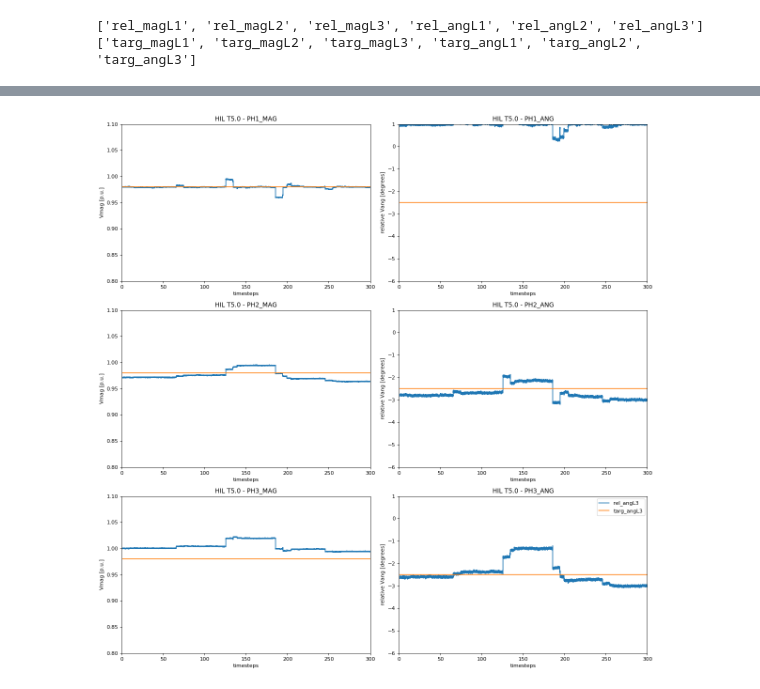
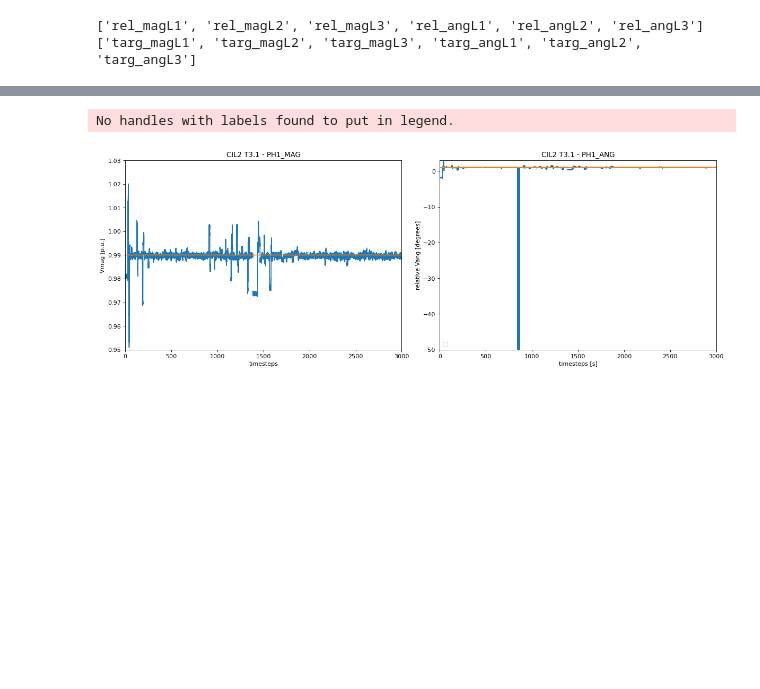
Before and after one commit to gtfierro/energise-implementation, a Jupyter notebook: Result_processing/pgAPI.ipynb, the cells around one changed output, grey strips where cells are left out. Saved outputs shown, nothing was run; the diff lists cells and outputs as text; code cells hidden in the pictures; blank space fills up the shorter version.

```diff
--- a/Result_processing/pgAPI.ipynb
+++ b/Result_processing/pgAPI.ipynb
@@ -21,7 +21,7 @@ vbase_loc = 4.16/np.sqrt(3)*1000
 
 timestep =  1 # [seconds]
 
-testID = 'HIL T5.0 - '
+testID = 'CIL2 T3.1 - '
 '''
 4 - 1567703439.0
 *3 - 1567703305.0
@@ -29,11 +29,11 @@ testID = 'HIL T5.0 - '
 *1 - 1567716580.0
 
 '''
-ctrl_start = 1585849646.4473288
+ctrl_start = 1585864383.988147
 #load_start = 1567727136.3768482
 start_epoch = ctrl_start - 3*timestep # time where data actually gets pulled
 #start_epoch = load_start # time where data actually gets pulled
-length_min = 5
+length_min = 50
 
 
 
@@ -45,9 +45,9 @@ local_pmu = 'upmu_4' # upmu_123p for inverters, upmu_4 for load racks
 # ~~~~~~~~~~~~~~~~~~~~~~~~~~~~~~~~ #
 
 # if constant phasor target, input here
-cons_Vmag = np.array([0.98,0.98,0.98])
+cons_Vmag = np.array([0.99,0.98,0.98])
 #cons_Vang = np.array([-1.61526,-121.75103,118.20174])
-cons_Vang = np.array([0-2.5,-120-2.5,120-2.5])
+cons_Vang = np.array([0+1,-120-1,120-1])
 cons_Vmagrel = cons_Vmag-1
 cons_Vangrel = cons_Vang - [0,-120,120]
 cons_Vmag,cons_Vangrel
@@ -366,12 +366,14 @@ df['timesteps'] = df['sec_elap']/timestep
 ['rel_magL1', 'rel_magL2', 'rel_magL3', 'rel_angL1', 'rel_angL2', 'rel_angL3']
 ['targ_magL1', 'targ_magL2', 'targ_magL3', 'targ_angL1', 'targ_angL2', 'targ_angL3']
 # %%
-for header in rel_headers[3:5]:
+for header in rel_headers[3:6]:
     idx = df.loc[df[header]>300.].index
     if len(idx) > 0:
         if df[header][idx[0]] > 0:
             df[header][idx] = df[header][idx]-360.
-        if df[header][idx[0]] > 0:
+    idx = df.loc[df[header]<300.].index
+    if len(idx) > 0:
+        if df[header][idx[0]] < 0:
             df[header][idx] = df[header][idx]+360.
 # %%
 df.head()
@@ -392,37 +394,41 @@ phase = ['PH1','PH2','PH3']
 
 #axis settings:
 #ymag_min, ymag_max = 0.98, 1.
-ymag_min, ymag_max = 0.8, 1.1
+ymag_min, ymag_max = 0.95, 1.03
 #yang_min, yang_max = -1, 3
-yang_min, yang_max = -6, 1
+yang_min, yang_max = -50, 3
 #xmin, xmax = 30,60
 xmin, xmax = 0, length_min*60/timestep
 #xticks = np.arange(0,600,seconds/df.shape[0])
 
 #PLOT
 plt.figure(num=1, figsize=(15, 15), dpi=80, facecolor='w', edgecolor='k')
-for i in range(3):
+phases = 1
+for i in range(phases):
     plt.subplot(3,2,i*2+1)
     plt.plot(df['timesteps'],df[rel_headers[i]])
     plt.plot(df['timesteps'],df[targ_headers[i]])
     plt.ylabel('Vmag [p.u.]')
     plt.ylim(ymag_min,ymag_max)
     plt.xlim(xmin,xmax)
     plt.title(testID + phase[i] + '_MAG')
     #plt.xticks(xticks)
     plt.xlabel('timesteps')
     plt.subplot(3,2,i*2+2)
     plt.plot(df['timesteps'],df[rel_headers[i+3]])
     plt.plot(df['timesteps'],df[targ_headers[i+3]])
     plt.ylabel('relative Vang [degrees]')
     plt.ylim(yang_min,yang_max)
     plt.xlim(xmin,xmax)
     #plt.ylim(df[targ_headers[i+3]][0]-1.5*np.abs(df[targ_headers[i+3]][0]),df[targ_headers[i+3]][0]+1.5*np.abs(df[targ_headers[i+3]][0]))
     plt.title(testID + phase[i] + '_ANG')
     #plt.xticks(xticks)
-    plt.xlabel('timesteps')
+    plt.xlabel('timesteps [s]')
+    if i == phases - 1 :
+        plt.savefig('CIL2_T3_1.png')
 plt.legend()
 plt.tight_layout()
 plt.show()
 # %% [output]
+No handles with labels found to put in legend.
-[figure, old version]
+[figure, new version]
```
Also changed, not shown: parts of 4 cells of this notebook.
